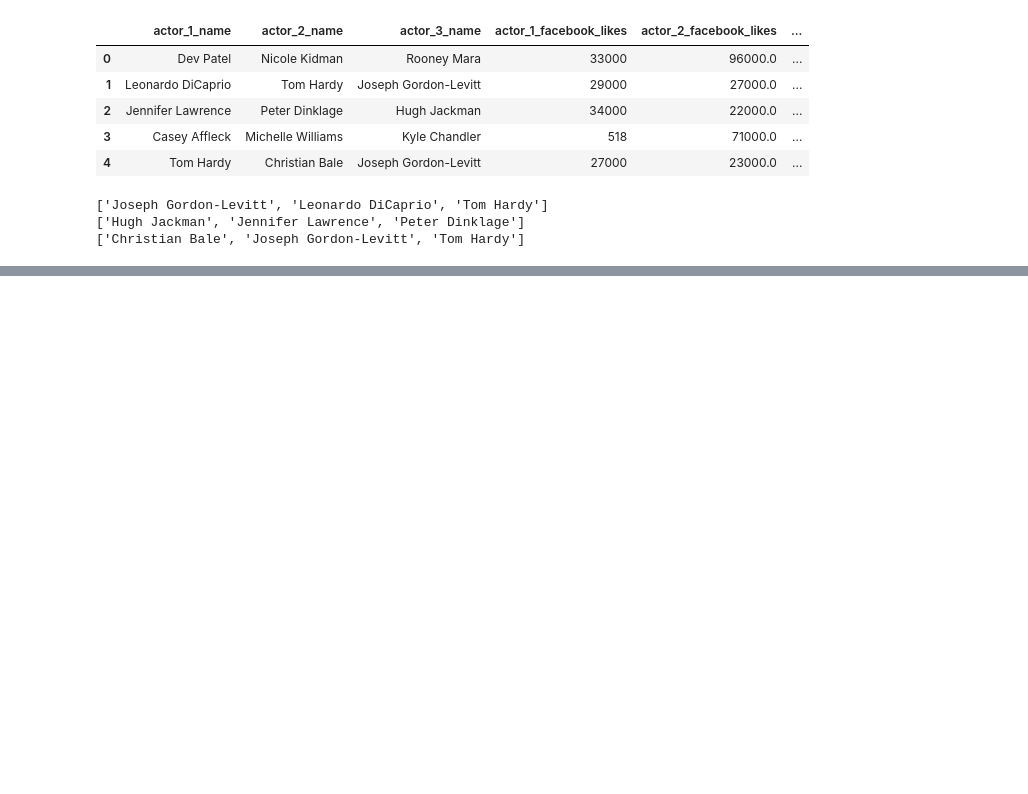
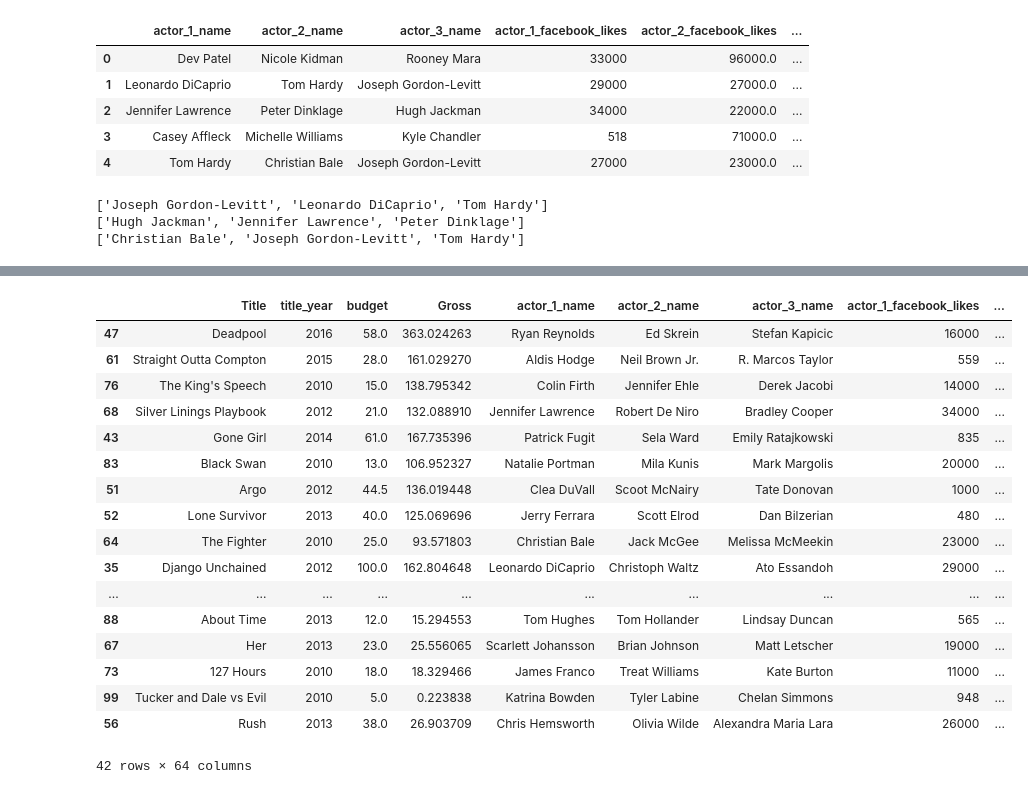
Before and after one commit to TenoNadar/Movie-Ratings, a Jupyter notebook: Movie Ratings.ipynb, the cells around one changed output, grey strips where cells are left out. Saved outputs shown, nothing was run; the diff lists cells and outputs as text; code cells hidden in the pictures; blank space fills up the shorter version.

```diff
--- a/Movie Ratings.ipynb
+++ b/Movie Ratings.ipynb
@@ -245,0 +251,21 @@ for i in group["Total likes"]:
+# %%
+data.loc[data["content_rating"]=='R'].sort_values(by="CVotesU18",ascending=False,)[[]]
+# %% [output]
+|  | Title | title_year | budget | Gross | actor_1_name | actor_2_name | actor_3_name | actor_1_facebook_likes | ... |
+| 47 | Deadpool | 2016 | 58.0 | 363.024263 | Ryan Reynolds | Ed Skrein | Stefan Kapicic | 16000 | ... |
+| 61 | Straight Outta Compton | 2015 | 28.0 | 161.029270 | Aldis Hodge | Neil Brown Jr. | R. Marcos Taylor | 559 | ... |
+| 76 | The King's Speech | 2010 | 15.0 | 138.795342 | Colin Firth | Jennifer Ehle | Derek Jacobi | 14000 | ... |
+| 68 | Silver Linings Playbook | 2012 | 21.0 | 132.088910 | Jennifer Lawrence | Robert De Niro | Bradley Cooper | 34000 | ... |
+| 43 | Gone Girl | 2014 | 61.0 | 167.735396 | Patrick Fugit | Sela Ward | Emily Ratajkowski | 835 | ... |
+| 83 | Black Swan | 2010 | 13.0 | 106.952327 | Natalie Portman | Mila Kunis | Mark Margolis | 20000 | ... |
+| 51 | Argo | 2012 | 44.5 | 136.019448 | Clea DuVall | Scoot McNairy | Tate Donovan | 1000 | ... |
+| 52 | Lone Survivor | 2013 | 40.0 | 125.069696 | Jerry Ferrara | Scott Elrod | Dan Bilzerian | 480 | ... |
+| 64 | The Fighter | 2010 | 25.0 | 93.571803 | Christian Bale | Jack McGee | Melissa McMeekin | 23000 | ... |
+| 35 | Django Unchained | 2012 | 100.0 | 162.804648 | Leonardo DiCaprio | Christoph Waltz | Ato Essandoh | 29000 | ... |
+| ... | ... | ... | ... | ... | ... | ... | ... | ... | ... |
+| 88 | About Time | 2013 | 12.0 | 15.294553 | Tom Hughes | Tom Hollander | Lindsay Duncan | 565 | ... |
+| 67 | Her | 2013 | 23.0 | 25.556065 | Scarlett Johansson | Brian Johnson | Matt Letscher | 19000 | ... |
+| 73 | 127 Hours | 2010 | 18.0 | 18.329466 | James Franco | Treat Williams | Kate Burton | 11000 | ... |
+| 99 | Tucker and Dale vs Evil | 2010 | 5.0 | 0.223838 | Katrina Bowden | Tyler Labine | Chelan Simmons | 948 | ... |
+| 56 | Rush | 2013 | 38.0 | 26.903709 | Chris Hemsworth | Olivia Wilde | Alexandra Maria Lara | 26000 | ... |
+42 rows × 64 columns
```
Also changed, not shown: parts of 1 cell of this notebook.
